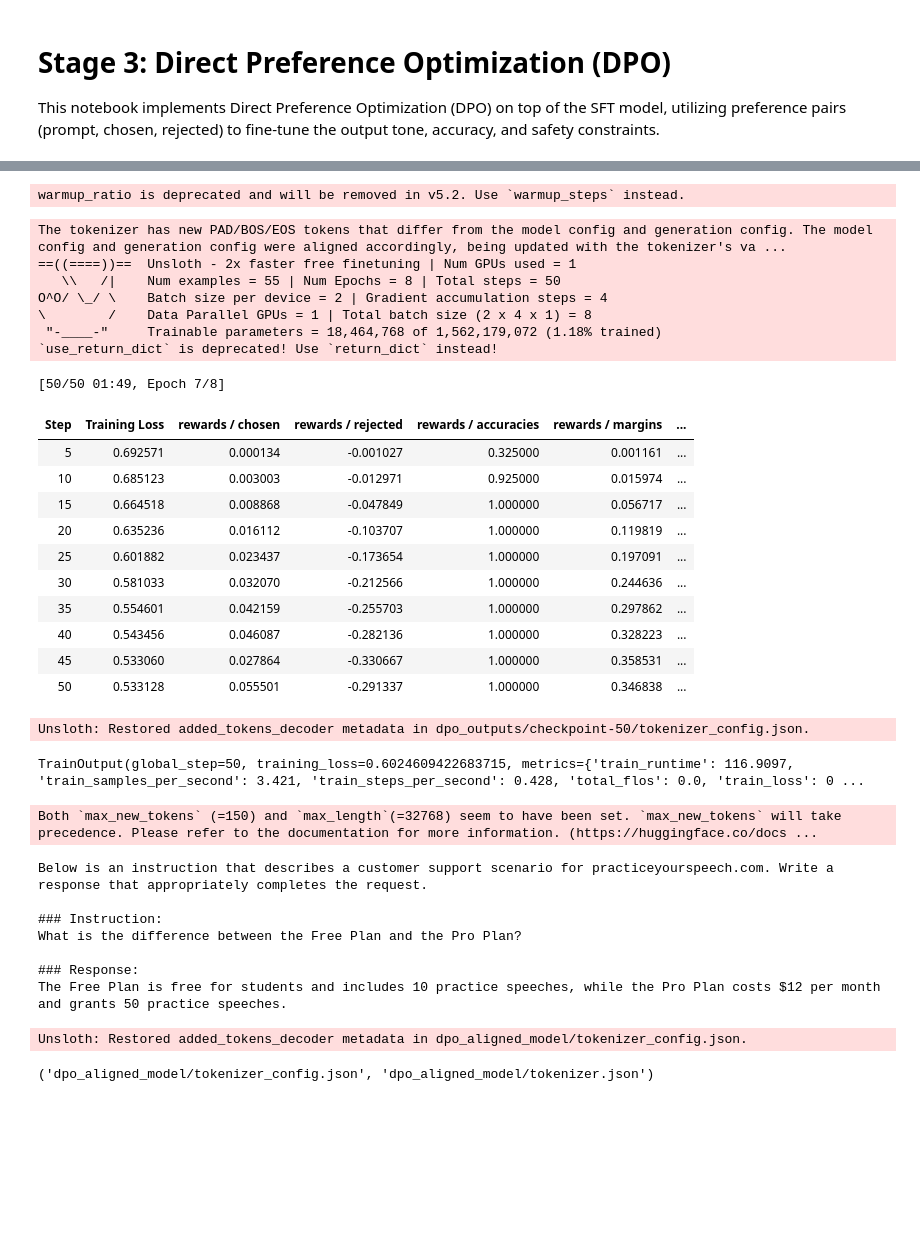
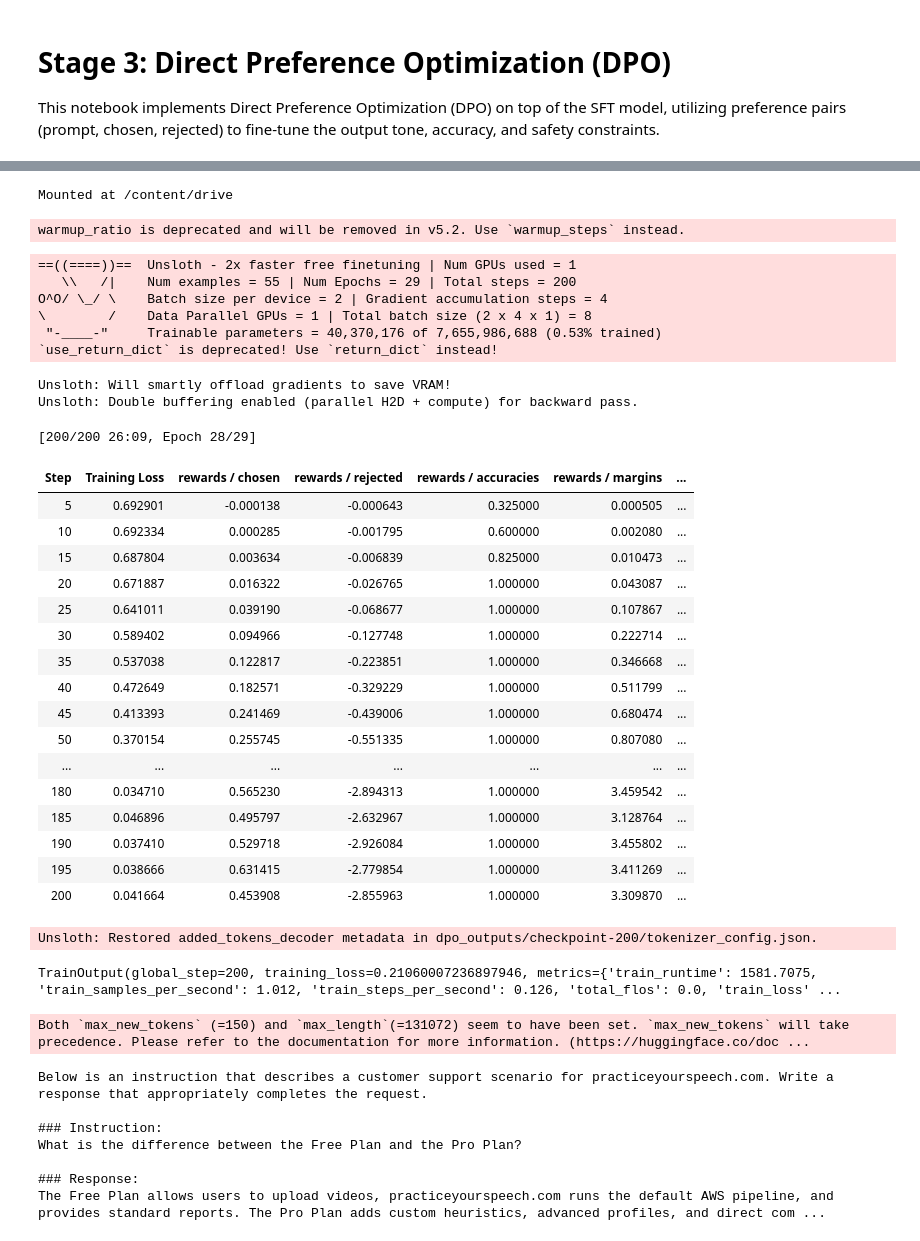
Before and after one commit to ananta1/fine_tuning_lora, a Jupyter notebook: notebooks/dpo_alignment.ipynb, the cells around one changed output, grey strips where cells are left out. Cells and saved outputs as stored; diff of their text form; code cells hidden in the pictures; blank space fills up the shorter version.

```diff
--- a/notebooks/dpo_alignment.ipynb
+++ b/notebooks/dpo_alignment.ipynb
@@ -78,7 +51,7 @@ load_in_4bit = True
 
 # Load SFT model for preference alignment
 model, tokenizer = FastLanguageModel.from_pretrained(
-    model_name = "/content/drive/MyDrive/AIML-2026/qwen2.5-7b-stage2-merged",
+    model_name = "Bhargav1/qwen2.5-7b-stage2-merged",
     max_seq_length = max_seq_length,
     dtype = dtype,
     load_in_4bit = load_in_4bit,
@@ -127,4 +98,9 @@ The tokenizer you are loading from '/content/drive/MyDrive/AIML-2026/qwen2.5-7b-
 Unsloth 2026.7.2 patched 28 layers with 28 QKV layers, 28 O layers and 28 MLP layers.
+# %%
+from google.colab import drive
+drive.mount('/content/drive')
+# %% [output]
+Mounted at /content/drive
 # %%
 from datasets import load_dataset
 
@@ -164,7 +140,7 @@ training_args = TrainingArguments(
     per_device_train_batch_size = 2,
     gradient_accumulation_steps = 4,
     warmup_ratio = 0.1,
-    max_steps = 50,
+    max_steps = 200,
     learning_rate = 5e-6,
     fp16 = not torch.cuda.is_bf16_supported(),
     bf16 = torch.cuda.is_bf16_supported(),
@@ -201,49 +177,56 @@ training_args.loss_type = "sigmoid"
 training_args.loss_weights = None
 training_args.use_weighting = False
 training_args.f_divergence_type = "kl"
 training_args.f_alpha_divergence_coef = 0.0
 training_args.dataset_num_proc = None
 training_args.tools = None
 training_args.sync_ref_model = False
 training_args.rpo_alpha = None
 training_args.ld_alpha = None # Add this line to fix the new error
 
 # Initialize DPOTrainer using Unsloth wrapper configuration
 dpo_trainer = DPOTrainer(
     model = model,
     ref_model = None, # Unsloth automatically handles saving memory by freezing baseline weights
     args = training_args, # Use the modified training_args
     beta = 0.1, # Implicit reward factor for preference comparison
     train_dataset = dataset,
     tokenizer = tokenizer,
     max_length = 1024,
     max_prompt_length = 512,
 )
 
 dpo_trainer.train()
 # %% [output]
 warmup_ratio is deprecated and will be removed in v5.2. Use `warmup_steps` instead.
-The tokenizer has new PAD/BOS/EOS tokens that differ from the model config and generation config. The model config and generation config were aligned accordingly, being updated with the tokenizer's va ...
 ==((====))==  Unsloth - 2x faster free finetuning | Num GPUs used = 1
-   \\   /|    Num examples = 55 | Num Epochs = 8 | Total steps = 50
+   \\   /|    Num examples = 55 | Num Epochs = 29 | Total steps = 200
 O^O/ \_/ \    Batch size per device = 2 | Gradient accumulation steps = 4
 \        /    Data Parallel GPUs = 1 | Total batch size (2 x 4 x 1) = 8
- "-____-"     Trainable parameters = 18,464,768 of 1,562,179,072 (1.18% trained)
+ "-____-"     Trainable parameters = 40,370,176 of 7,655,986,688 (0.53% trained)
 `use_return_dict` is deprecated! Use `return_dict` instead!
-[50/50 01:49, Epoch 7/8]
+Unsloth: Will smartly offload gradients to save VRAM!
+Unsloth: Double buffering enabled (parallel H2D + compute) for backward pass.
+[200/200 26:09, Epoch 28/29]
 | Step | Training Loss | rewards / chosen | rewards / rejected | rewards / accuracies | rewards / margins | ... |
-| 5 | 0.692571 | 0.000134 | -0.001027 | 0.325000 | 0.001161 | ... |
-| 10 | 0.685123 | 0.003003 | -0.012971 | 0.925000 | 0.015974 | ... |
-| 15 | 0.664518 | 0.008868 | -0.047849 | 1.000000 | 0.056717 | ... |
-| 20 | 0.635236 | 0.016112 | -0.103707 | 1.000000 | 0.119819 | ... |
-| 25 | 0.601882 | 0.023437 | -0.173654 | 1.000000 | 0.197091 | ... |
-| 30 | 0.581033 | 0.032070 | -0.212566 | 1.000000 | 0.244636 | ... |
-| 35 | 0.554601 | 0.042159 | -0.255703 | 1.000000 | 0.297862 | ... |
-| 40 | 0.543456 | 0.046087 | -0.282136 | 1.000000 | 0.328223 | ... |
-| 45 | 0.533060 | 0.027864 | -0.330667 | 1.000000 | 0.358531 | ... |
-| 50 | 0.533128 | 0.055501 | -0.291337 | 1.000000 | 0.346838 | ... |
+| 5 | 0.692901 | -0.000138 | -0.000643 | 0.325000 | 0.000505 | ... |
+| 10 | 0.692334 | 0.000285 | -0.001795 | 0.600000 | 0.002080 | ... |
+| 15 | 0.687804 | 0.003634 | -0.006839 | 0.825000 | 0.010473 | ... |
+| 20 | 0.671887 | 0.016322 | -0.026765 | 1.000000 | 0.043087 | ... |
+| 25 | 0.641011 | 0.039190 | -0.068677 | 1.000000 | 0.107867 | ... |
+| 30 | 0.589402 | 0.094966 | -0.127748 | 1.000000 | 0.222714 | ... |
+| 35 | 0.537038 | 0.122817 | -0.223851 | 1.000000 | 0.346668 | ... |
+| 40 | 0.472649 | 0.182571 | -0.329229 | 1.000000 | 0.511799 | ... |
+| 45 | 0.413393 | 0.241469 | -0.439006 | 1.000000 | 0.680474 | ... |
+| 50 | 0.370154 | 0.255745 | -0.551335 | 1.000000 | 0.807080 | ... |
+| ... | ... | ... | ... | ... | ... | ... |
+| 180 | 0.034710 | 0.565230 | -2.894313 | 1.000000 | 3.459542 | ... |
+| 185 | 0.046896 | 0.495797 | -2.632967 | 1.000000 | 3.128764 | ... |
+| 190 | 0.037410 | 0.529718 | -2.926084 | 1.000000 | 3.455802 | ... |
+| 195 | 0.038666 | 0.631415 | -2.779854 | 1.000000 | 3.411269 | ... |
+| 200 | 0.041664 | 0.453908 | -2.855963 | 1.000000 | 3.309870 | ... |
-Unsloth: Restored added_tokens_decoder metadata in dpo_outputs/checkpoint-50/tokenizer_config.json.
-TrainOutput(global_step=50, training_loss=0.6024609422683715, metrics={'train_runtime': 116.9097, 'train_samples_per_second': 3.421, 'train_steps_per_second': 0.428, 'total_flos': 0.0, 'train_loss': 0 ...
+Unsloth: Restored added_tokens_decoder metadata in dpo_outputs/checkpoint-200/tokenizer_config.json.
+TrainOutput(global_step=200, training_loss=0.21060007236897946, metrics={'train_runtime': 1581.7075, 'train_samples_per_second': 1.012, 'train_steps_per_second': 0.126, 'total_flos': 0.0, 'train_loss' ...
 # %%
 from unsloth import FastLanguageModel
 
@@ -260,18 +243,11 @@ inputs = tokenizer(
 outputs = model.generate(**inputs, max_new_tokens = 150, use_cache = True)
 print(tokenizer.batch_decode(outputs, skip_special_tokens=True)[0])
 # %% [output]
-Both `max_new_tokens` (=150) and `max_length`(=32768) seem to have been set. `max_new_tokens` will take precedence. Please refer to the documentation for more information. (https://huggingface.co/docs ...
+Both `max_new_tokens` (=150) and `max_length`(=131072) seem to have been set. `max_new_tokens` will take precedence. Please refer to the documentation for more information. (https://huggingface.co/doc ...
 Below is an instruction that describes a customer support scenario for practiceyourspeech.com. Write a response that appropriately completes the request.
 
 ### Instruction:
 What is the difference between the Free Plan and the Pro Plan?
 
 ### Response:
-The Free Plan is free for students and includes 10 practice speeches, while the Pro Plan costs $12 per month and grants 50 practice speeches.
+The Free Plan allows users to upload videos, practiceyourspeech.com runs the default AWS pipeline, and provides standard reports. The Pro Plan adds custom heuristics, advanced profiles, and direct com ...
-# %%
-# Save DPO aligned model locally
-model.save_pretrained("dpo_aligned_model")
-tokenizer.save_pretrained("dpo_aligned_model")
-# %% [output]
-Unsloth: Restored added_tokens_decoder metadata in dpo_aligned_model/tokenizer_config.json.
-('dpo_aligned_model/tokenizer_config.json', 'dpo_aligned_model/tokenizer.json')
```
Also changed, not shown: parts of 6 cells of this notebook, 9 other files.
